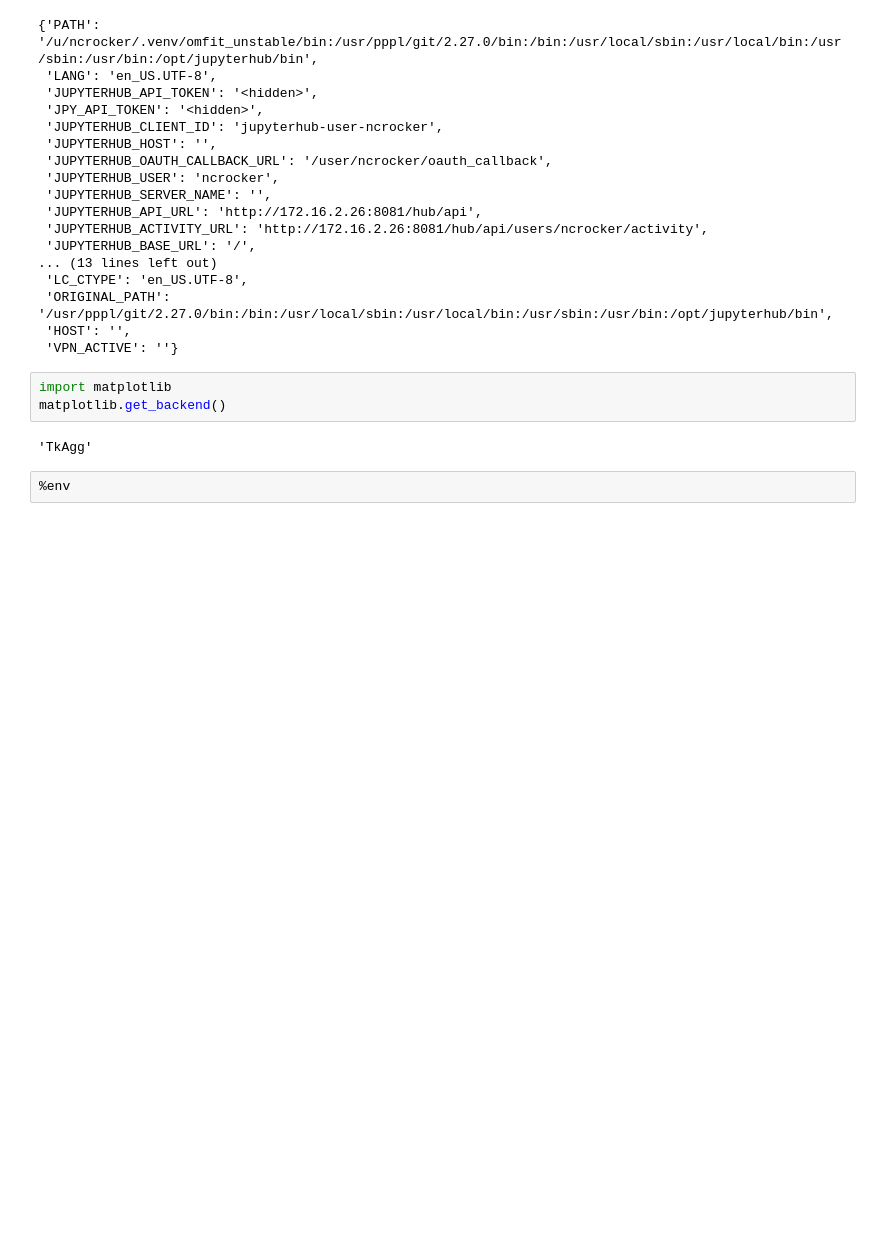
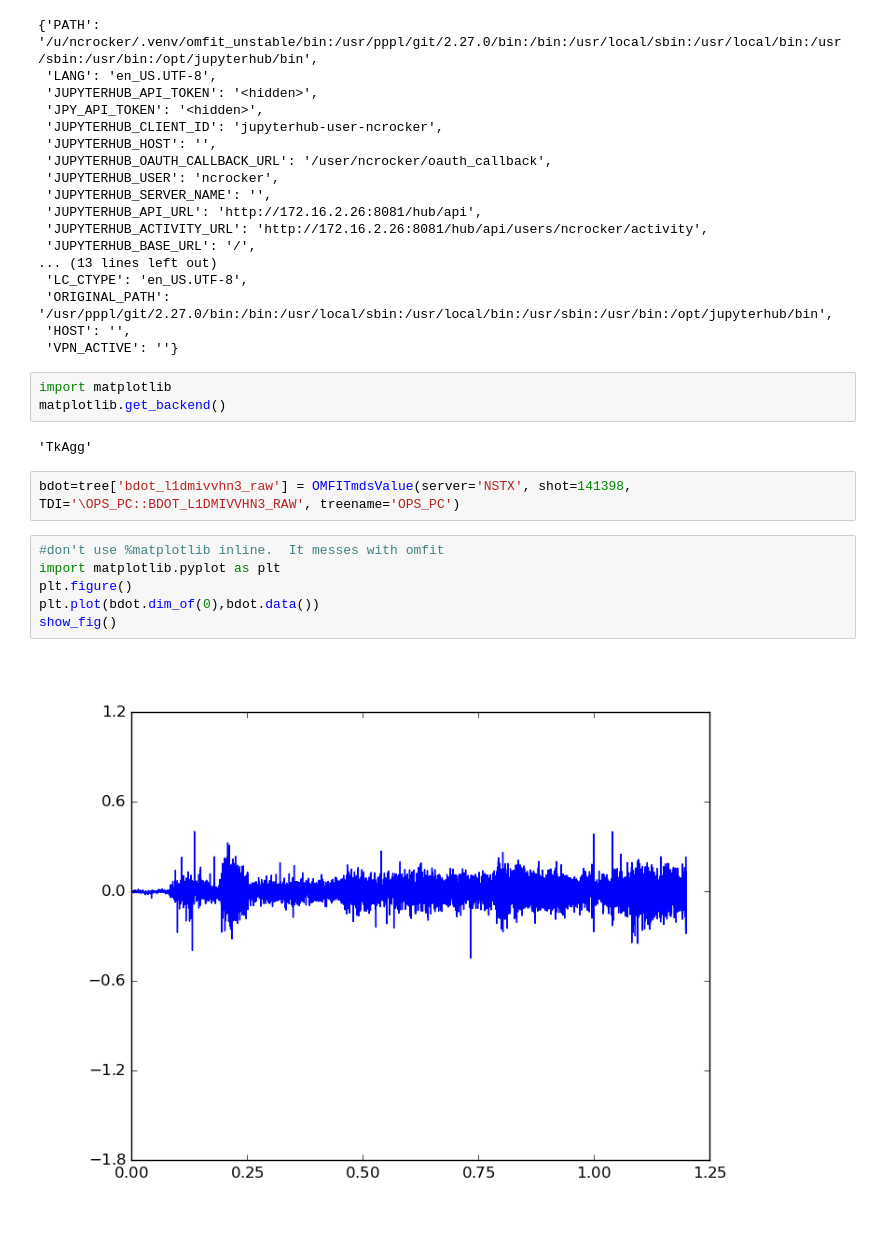
Before and after one commit to nacrocker/spectgrogram-imag-anal, a Jupyter notebook: omfit mdsplus test.ipynb, the cells around one changed output. Saved outputs shown, nothing was run; the diff lists cells and outputs as text; blank space fills up the shorter version.

Commit message:
added bdot to omfit mdsplus test

```diff
--- a/omfit mdsplus test.ipynb
+++ b/omfit mdsplus test.ipynb
@@ -75,5 +77,13 @@ import matplotlib
 matplotlib.get_backend()
 # %% [output]
 'TkAgg'
-# %%
-%env
+# %%
+bdot=tree['bdot_l1dmivvhn3_raw'] = OMFITmdsValue(server='NSTX', shot=141398, TDI='\OPS_PC::BDOT_L1DMIVVHN3_RAW', treename='OPS_PC')
+# %%
+#don't use %matplotlib inline.  It messes with omfit
+import matplotlib.pyplot as plt
+plt.figure()
+plt.plot(bdot.dim_of(0),bdot.data())
+show_fig()
+# %% [output]
+[figure, added]
```
Also changed, not shown: parts of 3 cells of this notebook.
